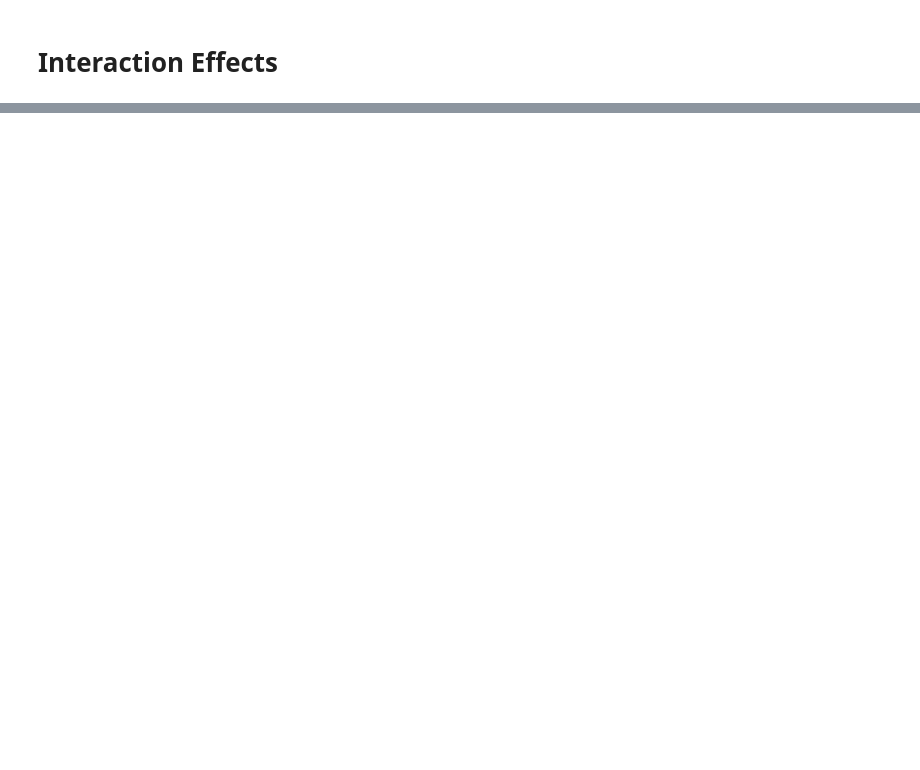
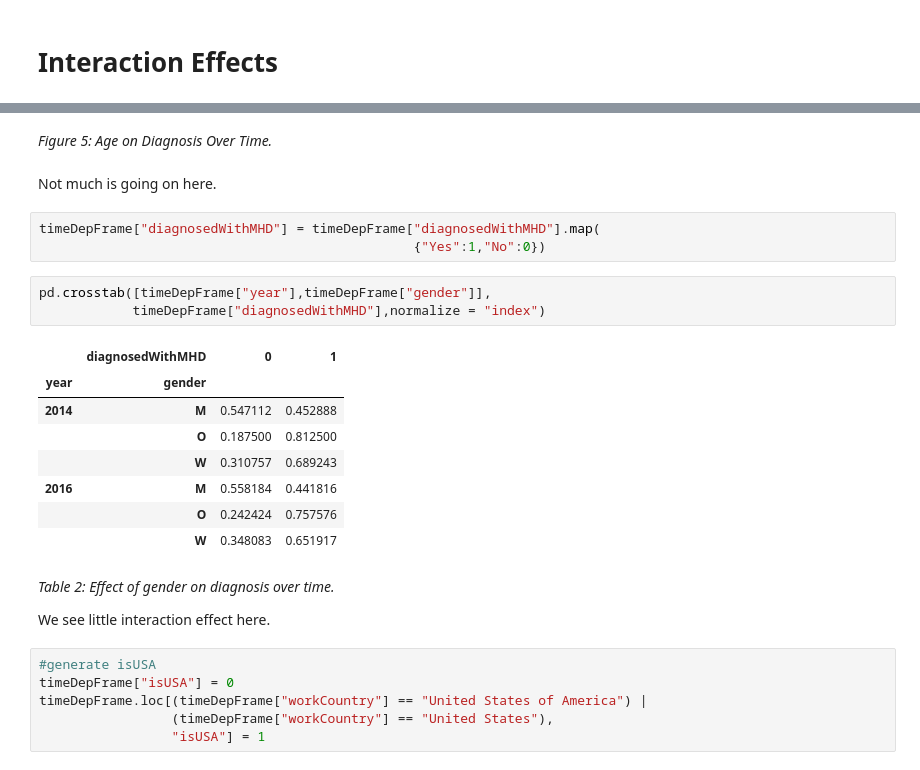
Before and after one commit to PLBMR/mentalHealthDataAnalysis, a Jupyter notebook: osmiMentalHealthInTech/analysis/timeAnalysis/timeDependentEDA.ipynb, the cells around one changed output, grey strips where cells are left out. Cells and saved outputs as stored; diff of their text form; blank space fills up the shorter version.

```diff
--- a/osmiMentalHealthInTech/analysis/timeAnalysis/timeDependentEDA.ipynb
+++ b/osmiMentalHealthInTech/analysis/timeAnalysis/timeDependentEDA.ipynb
@@ -99,0 +112,29 @@ sizeTimeCountFrame = sizeTimeCountFrame.rename(columns={"gender":"count"})
+# %% [markdown]
+_Figure 5: Age on Diagnosis Over Time._
+# %% [markdown]
+Not much is going on here.
+# %%
+timeDepFrame["diagnosedWithMHD"] = timeDepFrame["diagnosedWithMHD"].map(
+                                                {"Yes":1,"No":0})
+# %%
+pd.crosstab([timeDepFrame["year"],timeDepFrame["gender"]],
+            timeDepFrame["diagnosedWithMHD"],normalize = "index")
+# %% [output]
+|  | diagnosedWithMHD | 0 | 1 |
+| year | gender |  |  |
+| 2014 | M | 0.547112 | 0.452888 |
+|  | O | 0.187500 | 0.812500 |
+|  | W | 0.310757 | 0.689243 |
+| 2016 | M | 0.558184 | 0.441816 |
+|  | O | 0.242424 | 0.757576 |
+|  | W | 0.348083 | 0.651917 |
+# %% [markdown]
+_Table 2: Effect of gender on diagnosis over time._
+
+We see little interaction effect here.
+# %%
+#generate isUSA
+timeDepFrame["isUSA"] = 0
+timeDepFrame.loc[(timeDepFrame["workCountry"] == "United States of America") |
+                 (timeDepFrame["workCountry"] == "United States"),
+                 "isUSA"] = 1
```
Also changed, not shown: parts of 14 cells of this notebook, 9 other files.
